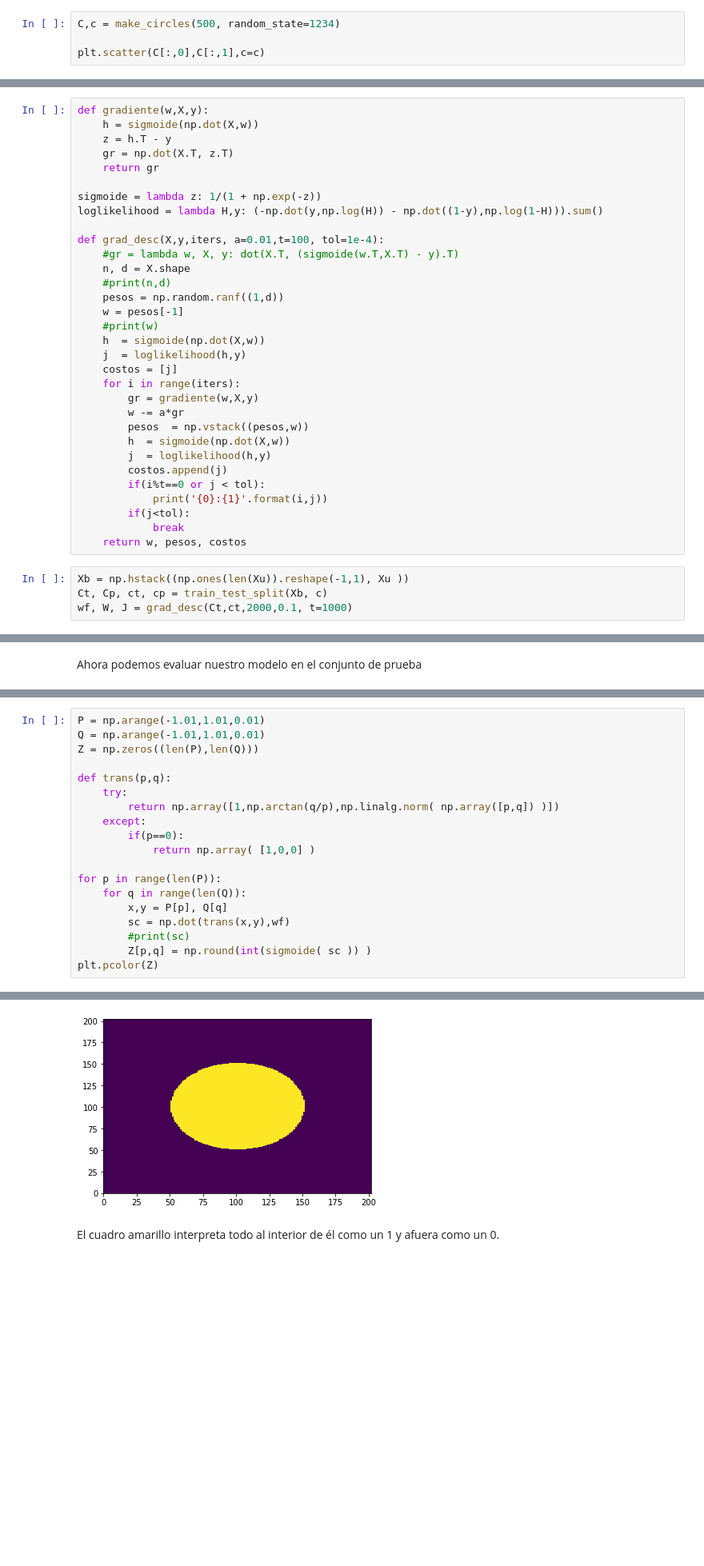
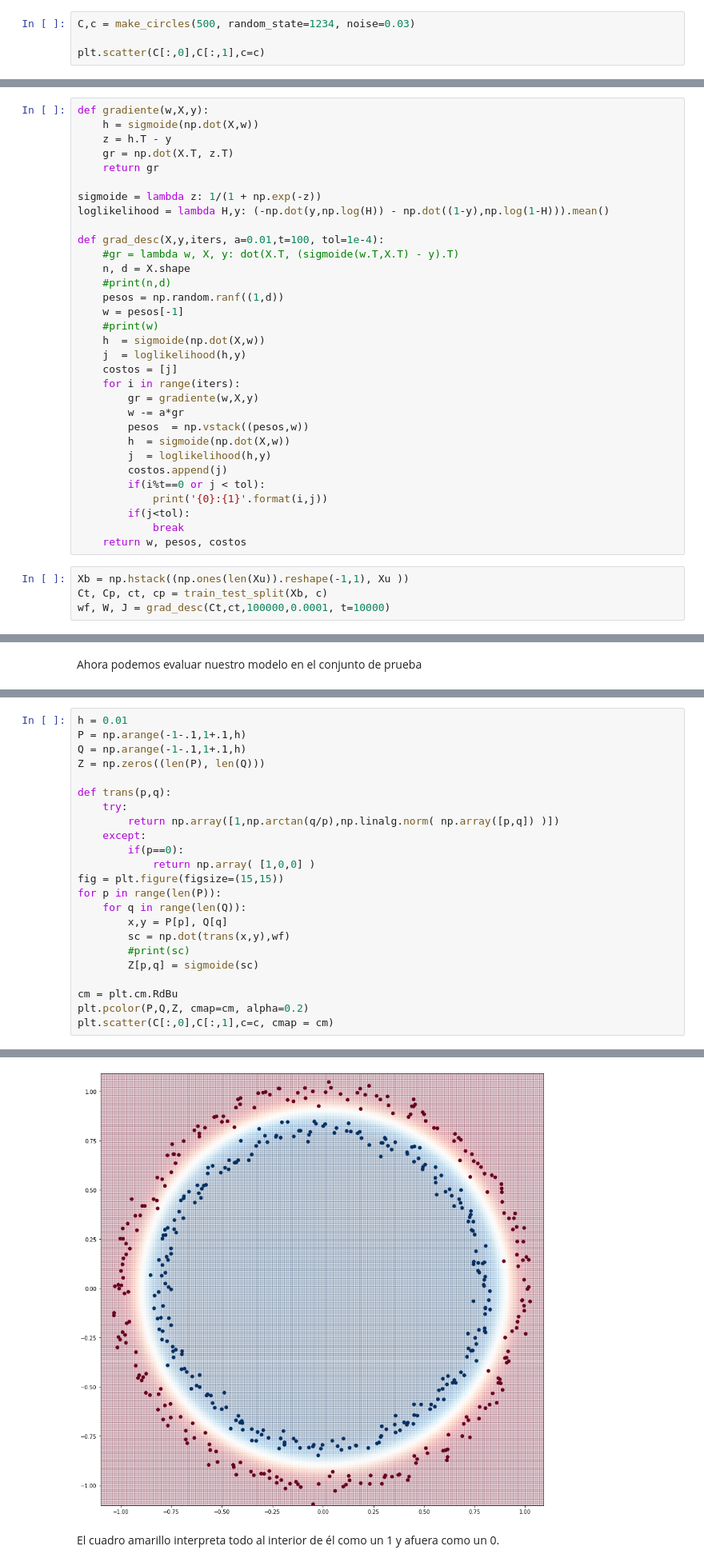
Before and after one commit to sergiohzlz/semestre_2021_neuronales, a Jupyter notebook: Tarea2 - Descenso del gradiente.ipynb, the cells around one changed output, grey strips where cells are left out. Shown: that part at 80% size. Saved outputs shown, nothing was run; the diff lists cells and outputs as text; blank space fills up the shorter version.

```diff
--- a/Tarea2 - Descenso del gradiente.ipynb
+++ b/Tarea2 - Descenso del gradiente.ipynb
@@ -12,7 +12,7 @@ from sklearn.datasets        import make_circles
 from sklearn.model_selection import train_test_split
 from sklearn.metrics         import confusion_matrix
 # %%
-C,c = make_circles(500, random_state=1234)
+C,c = make_circles(500, random_state=1234, noise=0.03)
 
 plt.scatter(C[:,0],C[:,1],c=c)
 # %% [output]
@@ -37,7 +37,7 @@ def gradiente(w,X,y):
     return gr
 
 sigmoide = lambda z: 1/(1 + np.exp(-z))
-loglikelihood = lambda H,y: (-np.dot(y,np.log(H)) - np.dot((1-y),np.log(1-H))).sum()
+loglikelihood = lambda H,y: (-np.dot(y,np.log(H)) - np.dot((1-y),np.log(1-H))).mean()
 
 def grad_desc(X,y,iters, a=0.01,t=100, tol=1e-4):
     #gr = lambda w, X, y: dot(X.T, (sigmoide(w.T,X.T) - y).T)
@@ -64,5 +64,5 @@ def grad_desc(X,y,iters, a=0.01,t=100, tol=1e-4):
 # %%
 Xb = np.hstack((np.ones(len(Xu)).reshape(-1,1), Xu ))
 Ct, Cp, ct, cp = train_test_split(Xb, c)
-wf, W, J = grad_desc(Ct,ct,2000,0.1, t=1000)
+wf, W, J = grad_desc(Ct,ct,100000,0.0001, t=10000)
 # %% [output]
@@ -113,7 +126,8 @@ Como nuestro problema requirió que transformaramos los datos, entonces requerim
 # %%
-P = np.arange(-1.01,1.01,0.01)
-Q = np.arange(-1.01,1.01,0.01)
-Z = np.zeros((len(P),len(Q)))
+h = 0.01
+P = np.arange(-1-.1,1+.1,h)
+Q = np.arange(-1-.1,1+.1,h)
+Z = np.zeros((len(P), len(Q)))
 
 def trans(p,q):
     try:
@@ -121,12 +135,15 @@ def trans(p,q):
     except:
         if(p==0):
             return np.array( [1,0,0] )
-
+fig = plt.figure(figsize=(15,15))
 for p in range(len(P)):
     for q in range(len(Q)):
         x,y = P[p], Q[q]
         sc = np.dot(trans(x,y),wf)
         #print(sc)
-        Z[p,q] = np.round(int(sigmoide( sc )) )
-plt.pcolor(Z)
+        Z[p,q] = sigmoide(sc)
+
+cm = plt.cm.RdBu
+plt.pcolor(P,Q,Z, cmap=cm, alpha=0.2)
+plt.scatter(C[:,0],C[:,1],c=c, cmap = cm)
 # %% [output]
@@ -134,3 +151,3 @@ plt.pcolor(Z)
-[figure, old version]
+[figure, new version]
 # %% [markdown]
 El cuadro amarillo interpreta todo al interior de él como un 1 y afuera como un 0.
```
Also changed, not shown: parts of 13 cells of this notebook, 1 other file.
